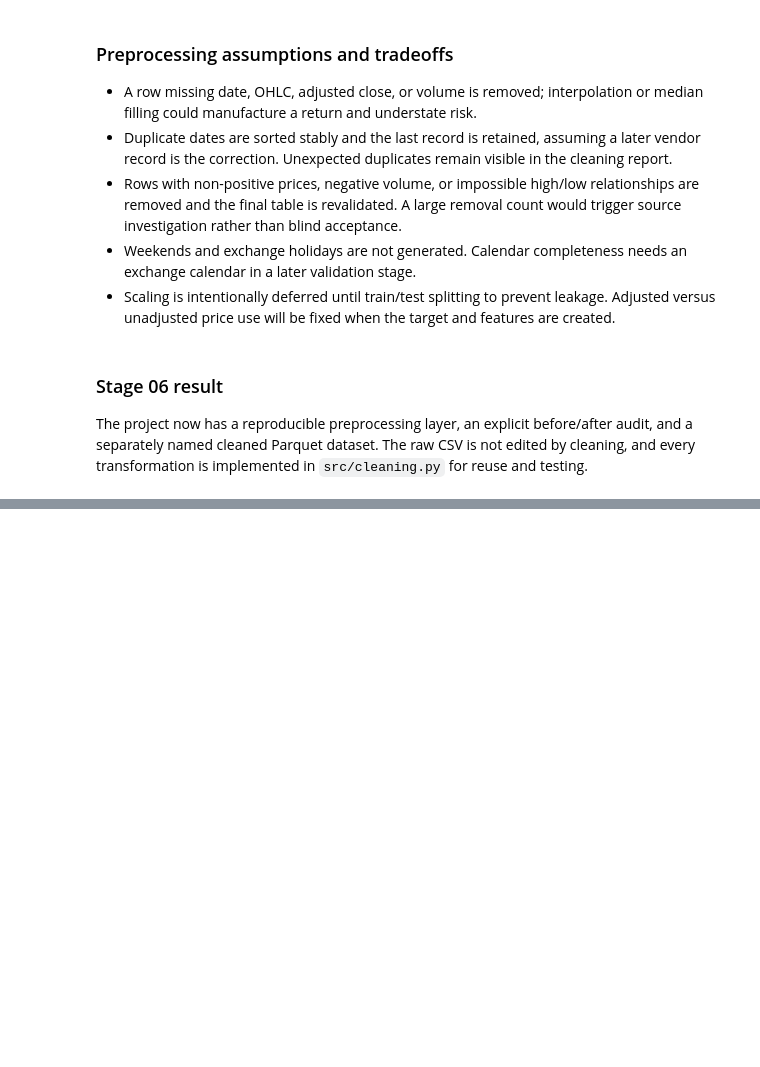
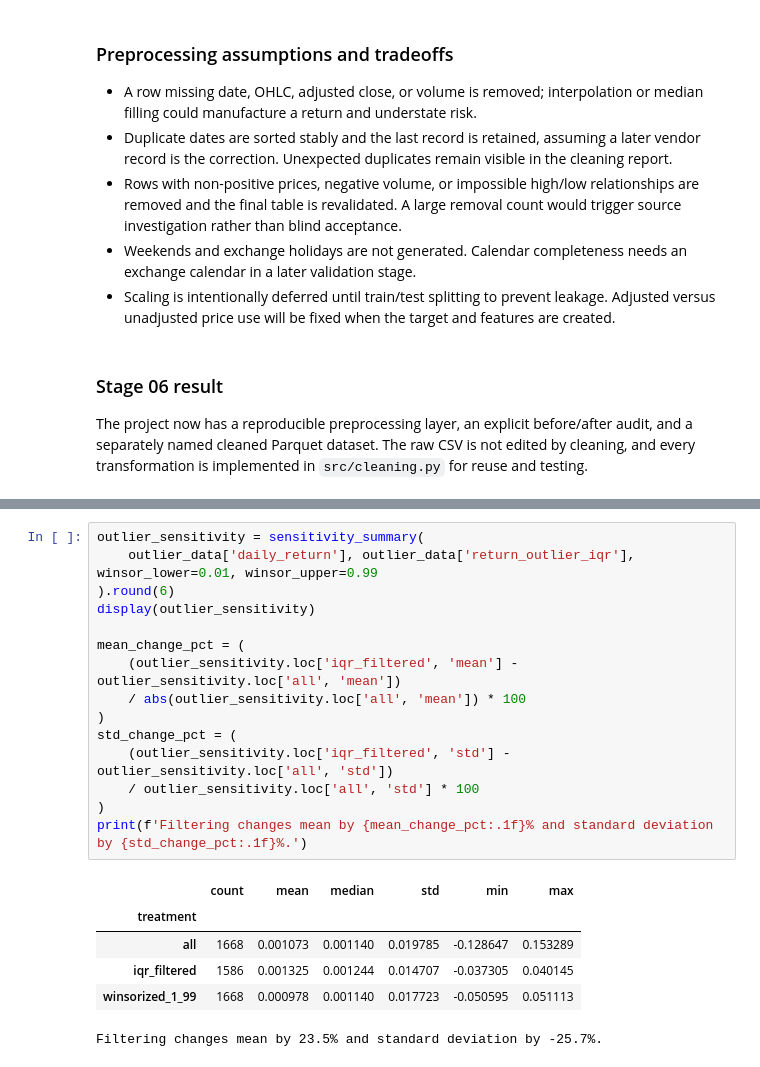
Before and after one commit to kevin-666777/bootcamp_zizhe_zhou, a Jupyter notebook: project/notebooks/project_pipeline.ipynb, the cells around one changed output, grey strips where cells are left out. Drawn from its saved outputs; the diff is of its cells as text; blank space fills up the shorter version.

```diff
--- a/project/notebooks/project_pipeline.ipynb
+++ b/project/notebooks/project_pipeline.ipynb
@@ -212,0 +248,22 @@ The project now has a reproducible preprocessing layer, an explicit before/after
+# %%
+outlier_sensitivity = sensitivity_summary(
+    outlier_data['daily_return'], outlier_data['return_outlier_iqr'], winsor_lower=0.01, winsor_upper=0.99
+).round(6)
+display(outlier_sensitivity)
+
+mean_change_pct = (
+    (outlier_sensitivity.loc['iqr_filtered', 'mean'] - outlier_sensitivity.loc['all', 'mean'])
+    / abs(outlier_sensitivity.loc['all', 'mean']) * 100
+)
+std_change_pct = (
+    (outlier_sensitivity.loc['iqr_filtered', 'std'] - outlier_sensitivity.loc['all', 'std'])
+    / outlier_sensitivity.loc['all', 'std'] * 100
+)
+print(f'Filtering changes mean by {mean_change_pct:.1f}% and standard deviation by {std_change_pct:.1f}%.')
+# %% [output]
+|  | count | mean | median | std | min | max |
+| treatment |  |  |  |  |  |  |
+| all | 1668 | 0.001073 | 0.001140 | 0.019785 | -0.128647 | 0.153289 |
+| iqr_filtered | 1586 | 0.001325 | 0.001244 | 0.014707 | -0.037305 | 0.040145 |
+| winsorized_1_99 | 1668 | 0.000978 | 0.001140 | 0.017723 | -0.050595 | 0.051113 |
+Filtering changes mean by 23.5% and standard deviation by -25.7%.
```
Also changed, not shown: parts of 6 cells of this notebook, 8 other files.
